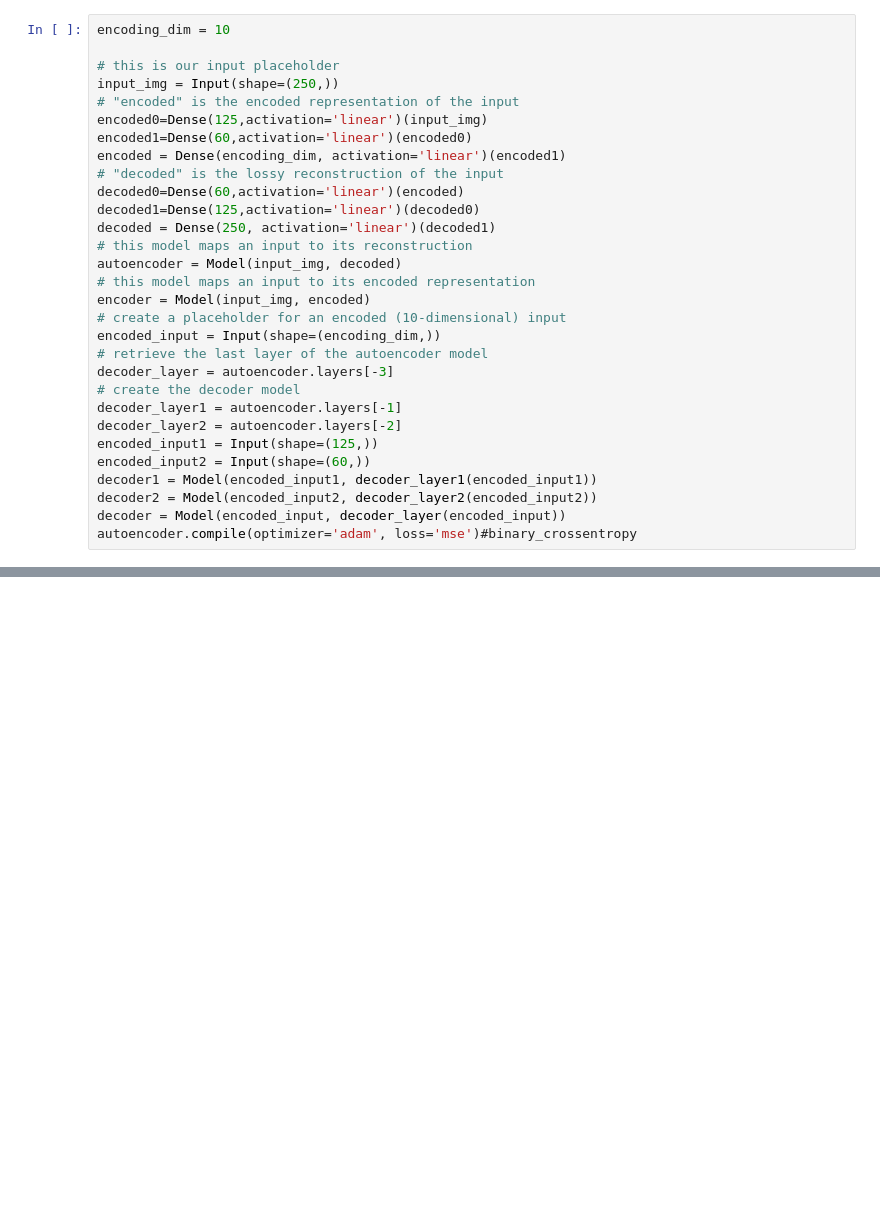
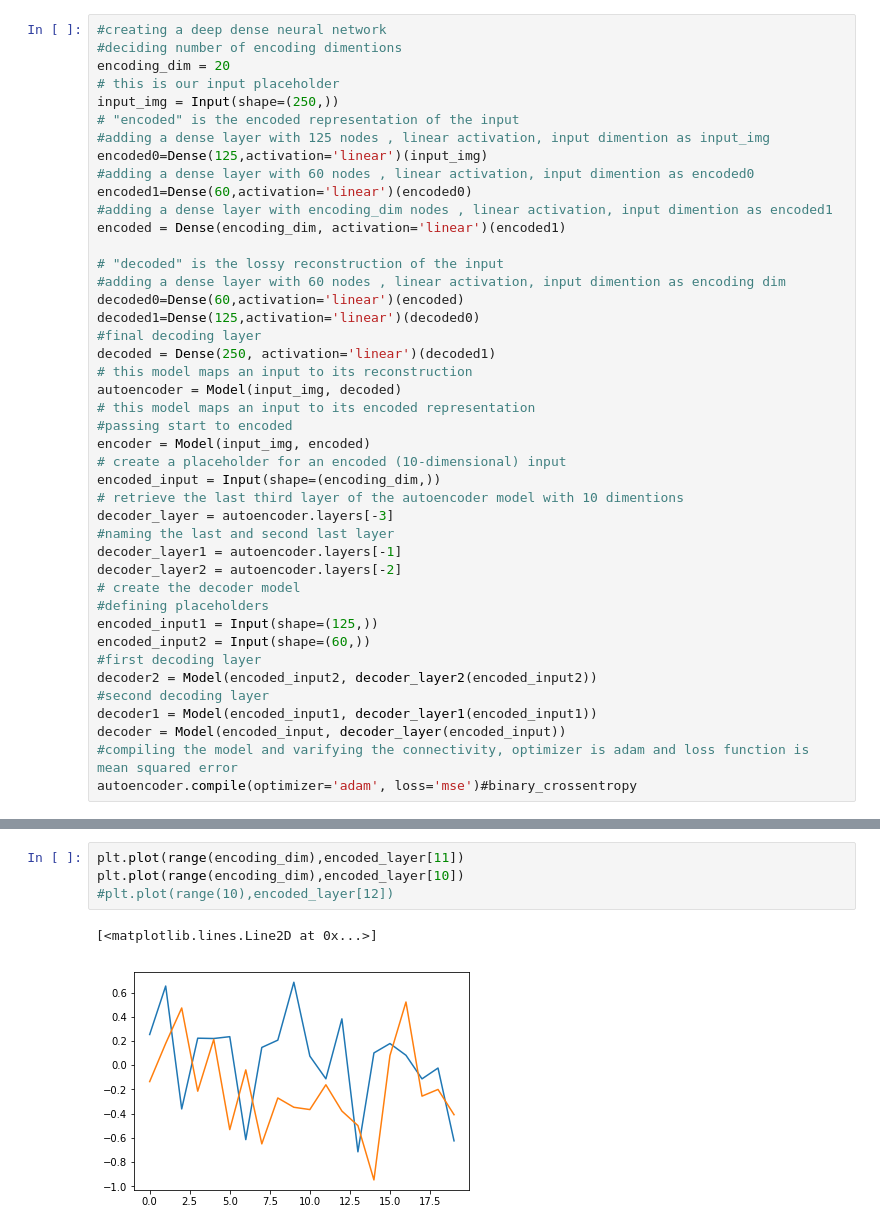
Before and after one commit to Dhawalbabbar/Autoencoder-unsupervised, a Jupyter notebook: Autoencoder NN.ipynb, the cells around one changed output, grey strips where cells are left out. Cells and saved outputs as stored; diff of their text form; blank space fills up the shorter version.

```diff
--- a/Autoencoder NN.ipynb
+++ b/Autoencoder NN.ipynb
@@ -27,31 +68,44 @@ time: 2.48 s
 # %%
-encoding_dim = 10
-
+#creating a deep dense neural network
+#deciding number of encoding dimentions
+encoding_dim = 20
 # this is our input placeholder
 input_img = Input(shape=(250,))
 # "encoded" is the encoded representation of the input
+#adding a dense layer with 125 nodes , linear activation, input dimention as input_img
 encoded0=Dense(125,activation='linear')(input_img)
+#adding a dense layer with 60 nodes , linear activation, input dimention as encoded0
 encoded1=Dense(60,activation='linear')(encoded0)
+#adding a dense layer with encoding_dim nodes , linear activation, input dimention as encoded1
 encoded = Dense(encoding_dim, activation='linear')(encoded1)
+
 # "decoded" is the lossy reconstruction of the input
+#adding a dense layer with 60 nodes , linear activation, input dimention as encoding dim
 decoded0=Dense(60,activation='linear')(encoded)
 decoded1=Dense(125,activation='linear')(decoded0)
+#final decoding layer
 decoded = Dense(250, activation='linear')(decoded1)
 # this model maps an input to its reconstruction
 autoencoder = Model(input_img, decoded)
 # this model maps an input to its encoded representation
+#passing start to encoded
 encoder = Model(input_img, encoded)
 # create a placeholder for an encoded (10-dimensional) input
 encoded_input = Input(shape=(encoding_dim,))
-# retrieve the last layer of the autoencoder model
+# retrieve the last third layer of the autoencoder model with 10 dimentions
 decoder_layer = autoencoder.layers[-3]
-# create the decoder model
+#naming the last and second last layer
 decoder_layer1 = autoencoder.layers[-1]
 decoder_layer2 = autoencoder.layers[-2]
+# create the decoder model
+#defining placeholders
 encoded_input1 = Input(shape=(125,))
 encoded_input2 = Input(shape=(60,))
+#first decoding layer
+decoder2 = Model(encoded_input2, decoder_layer2(encoded_input2))
+#second decoding layer
 decoder1 = Model(encoded_input1, decoder_layer1(encoded_input1))
-decoder2 = Model(encoded_input2, decoder_layer2(encoded_input2))
 decoder = Model(encoded_input, decoder_layer(encoded_input))
+#compiling the model and varifying the connectivity, optimizer is adam and loss function is mean squared error
 autoencoder.compile(optimizer='adam', loss='mse')#binary_crossentropy
 # %% [output]
@@ -140,0 +218,7 @@ time: 5.98 ms
+# %%
+plt.plot(range(encoding_dim),encoded_layer[11])
+plt.plot(range(encoding_dim),encoded_layer[10])
+#plt.plot(range(10),encoded_layer[12])
+# %% [output]
+[<matplotlib.lines.Line2D at 0x...>]
+[figure, added]
```
Also changed, not shown: parts of 26 cells of this notebook, 14 other files.
